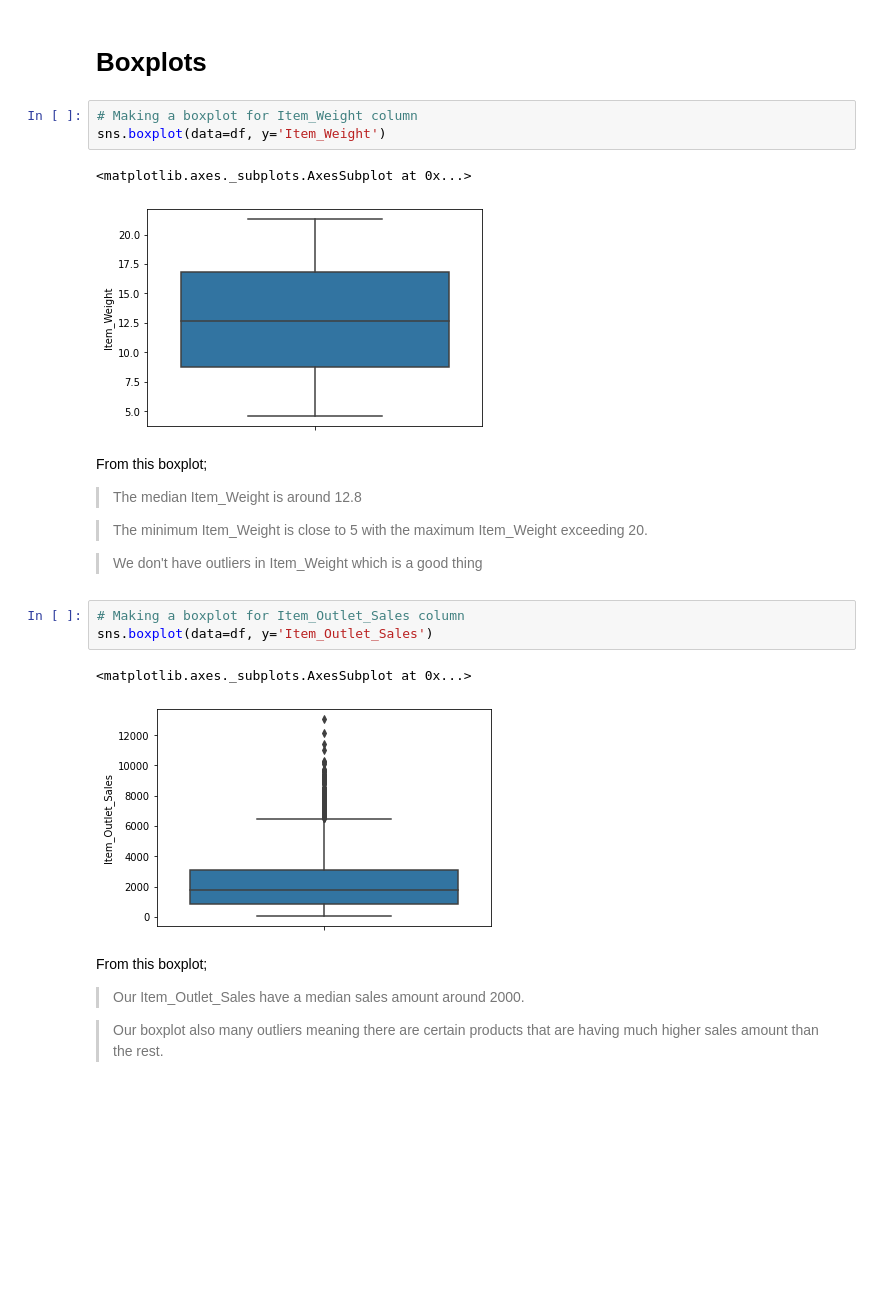
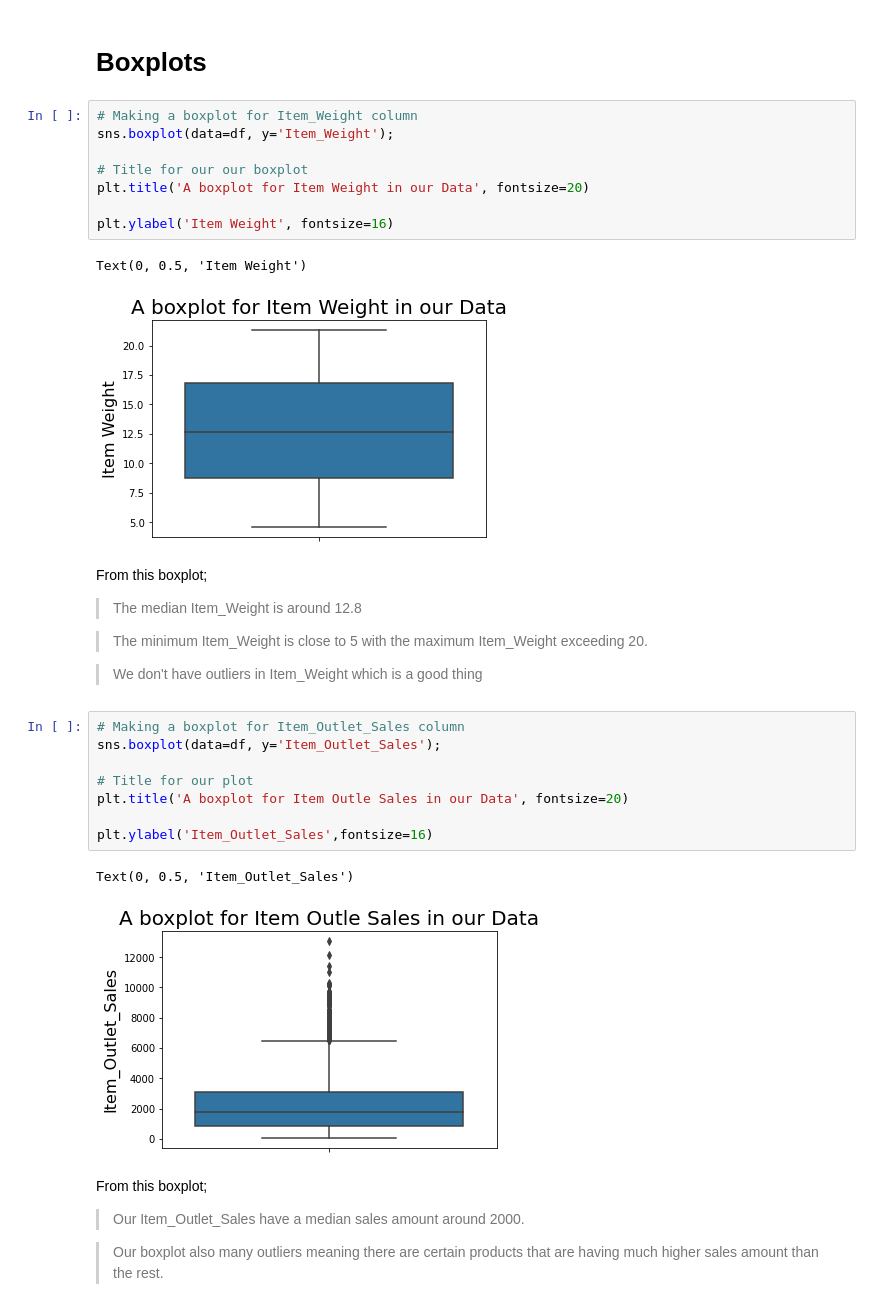
Before and after one commit to Kamal-Moha/Food-Sales-Predictions, a Jupyter notebook: Food_Sales_Prediction_2.ipynb, the cells around one changed output. Saved outputs shown, nothing was run; the diff lists cells and outputs as text; blank space fills up the shorter version.

```diff
--- a/Food_Sales_Prediction_2.ipynb
+++ b/Food_Sales_Prediction_2.ipynb
@@ -270,10 +288,15 @@ sns.histplot(data=df, x='Item_Outlet_Sales')
 # **Boxplots**
 # %%
 # Making a boxplot for Item_Weight column
-sns.boxplot(data=df, y='Item_Weight')
+sns.boxplot(data=df, y='Item_Weight');
+
+# Title for our our boxplot
+plt.title('A boxplot for Item Weight in our Data', fontsize=20)
+
+plt.ylabel('Item Weight', fontsize=16)
 # %% [output]
-<matplotlib.axes._subplots.AxesSubplot at 0x...>
+Text(0, 0.5, 'Item Weight')
-[figure, old version]
+[figure, new version]
 # %% [markdown]
 From this boxplot;
 
@@ -287,10 +310,15 @@ From this boxplot;
 > We don't have outliers in Item_Weight which is a good thing
 # %%
 # Making a boxplot for Item_Outlet_Sales column
-sns.boxplot(data=df, y='Item_Outlet_Sales')
+sns.boxplot(data=df, y='Item_Outlet_Sales');
+
+# Title for our plot
+plt.title('A boxplot for Item Outle Sales in our Data', fontsize=20)
+
+plt.ylabel('Item_Outlet_Sales',fontsize=16)
 # %% [output]
-<matplotlib.axes._subplots.AxesSubplot at 0x...>
+Text(0, 0.5, 'Item_Outlet_Sales')
-[figure, old version]
+[figure, new version]
 # %% [markdown]
 From this boxplot;
 
```
Also changed, not shown: parts of 17 cells of this notebook.
